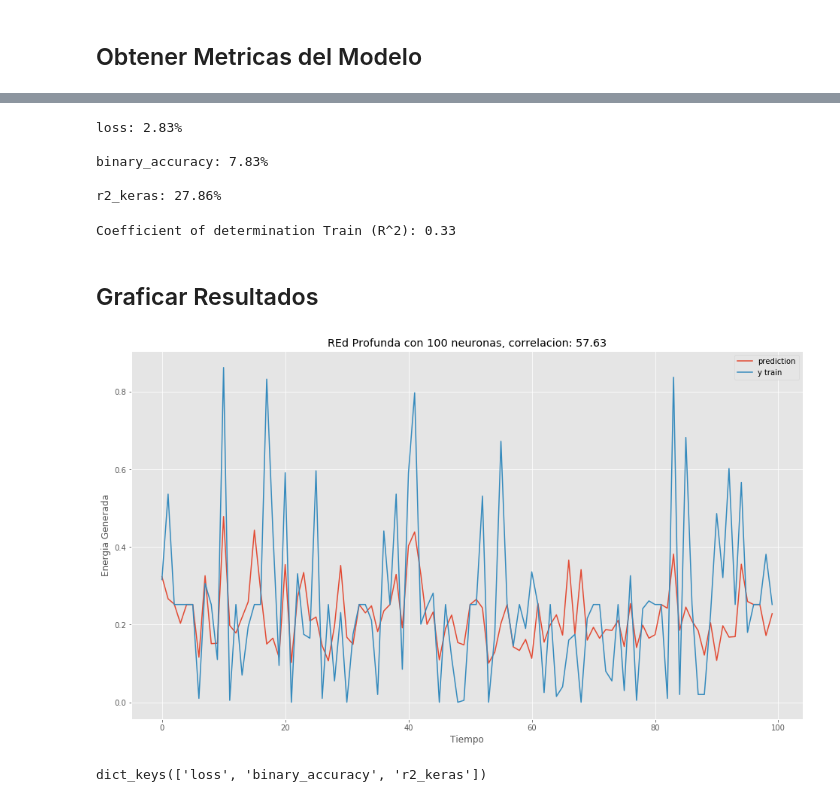
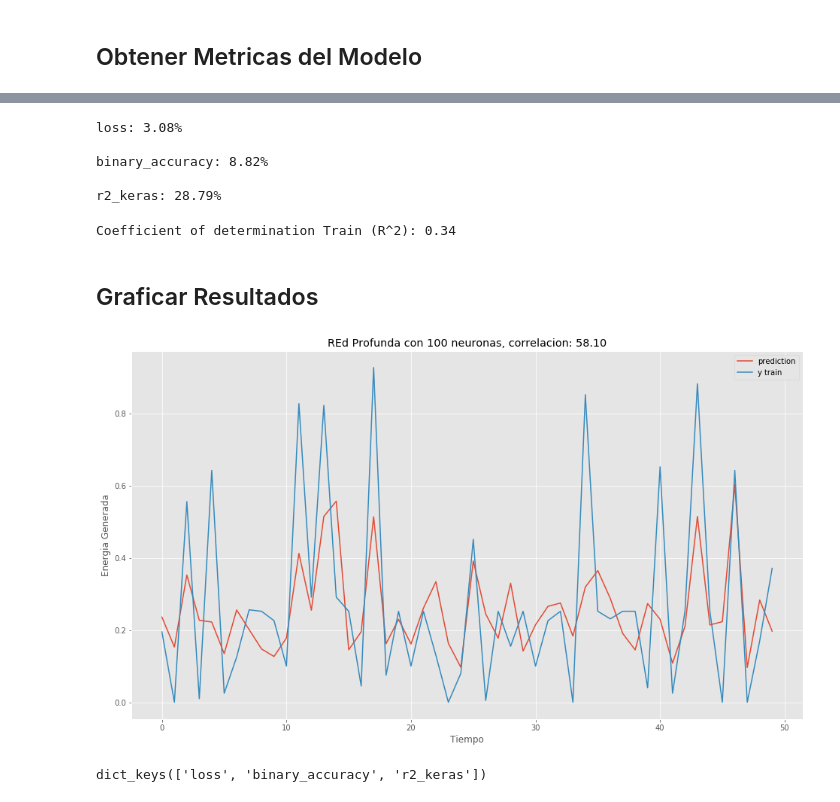
Before and after one commit to manumoya/TesisCivInfUSACH, a Jupyter notebook: 06.JupiterNote/reg_deepNN.ipynb, the cells around one changed output, grey strips where cells are left out. Cells and saved outputs as stored; diff of their text form; code cells hidden in the pictures.

```diff
--- a/06.JupiterNote/reg_deepNN.ipynb
+++ b/06.JupiterNote/reg_deepNN.ipynb
@@ -50,13 +48,13 @@ data.head()
 data_train, data_test = train_test_split(data, random_state=200)
 
 dataset_train = data_train.values
-x_train = dataset_train[:,1:3]
-y_train = dataset_train[:,5]
+x_train = dataset_train[:,0:2]
+y_train = dataset_train[:,4]
 
 
 dataset_test = data_test.values
-x_test = dataset_test[:,1:3]
-y_test = dataset_test[:,5]
+x_test = dataset_test[:,0:2]
+y_test = dataset_test[:,4]
 
 #dataX2 =  pd.DataFrame()
 #dataX2["ws"] =data_train["ws"]
@@ -101,13 +99,13 @@ def r2_keras(y_true, y_pred):
 
 #, kernel_constraint=max_norm(3), bias_constraint=max_norm(3))
 model = Sequential()
-model.add(Dense(50, input_dim=2, activation='tanh'))
-model.add(Dense(50, activation="tanh"))
-model.add(Dense(50, activation="tanh"))
-model.add(Dense(50, activation="tanh"))
-model.add(Dense(50, activation="tanh"))
-model.add(Dense(50, activation="tanh"))
-model.add(Dense(50, activation="tanh"))
+model.add(Dense(50, input_dim=2, activation='relu'))
+model.add(Dense(50, activation="relu"))
+model.add(Dense(50, activation="relu"))
+model.add(Dense(50, activation="relu"))
+model.add(Dense(50, activation="relu"))
+model.add(Dense(50, activation="relu"))
+model.add(Dense(50, activation="relu"))
 model.add(Dense(1, activation='linear'))
 
 model.compile(loss='mean_squared_error',
@@ -151,16 +149,16 @@ print("\n%s: %.2f%%" % (model.metrics_names[1], scores[1]*100))
 print("\n%s: %.2f%%" % (model.metrics_names[2], scores[2]*100))
 #print (model.predict(x_train).round())
 # %% [output]
-loss: 2.83%
+loss: 3.08%
 
-binary_accuracy: 7.83%
+binary_accuracy: 8.82%
 
-r2_keras: 27.86%
+r2_keras: 28.79%
 # %%
 from sklearn.metrics import r2_score
 print('Coefficient of determination Train (R^2): %.2f' % r2_score(y_train, y_pred_train))
 # %% [output]
-Coefficient of determination Train (R^2): 0.33
+Coefficient of determination Train (R^2): 0.34
 # %% [markdown]
 ## Graficar Resultados
 # %%
@@ -168,19 +166,19 @@ neuronas =100
 pred_train = model.predict(x_train)
 corr = np.corrcoef(y_train, y_pred_train[:, 0])
 # %%
-pred_test_plot = y_pred_test[2000:2100]
-y_test_plot = y_test[2000:2100]
+pred_test_plot = y_pred_test[2000:2050]
+y_test_plot = y_test[2000:2050]
 
 plt.plot(pred_test_plot, label ="prediction")
 plt.plot(y_test_plot, label ="y train")
 #plt.plot(trainPredictPlot, label ="train pred" )
 plt.title("REd Profunda con %i neuronas, correlacion: %.2f" % (neuronas, corr[1][0] * 100))
 plt.ylabel("Energia Generada")
 plt.xlabel("Tiempo")
 plt.legend()
 plt.show()
 # %% [output]
-[figure, old version]
+[figure, new version]
 # %%
 print(hist.history.keys())
 # %% [output]
```
Also changed, not shown: parts of 5 cells of this notebook, 2 other files.
